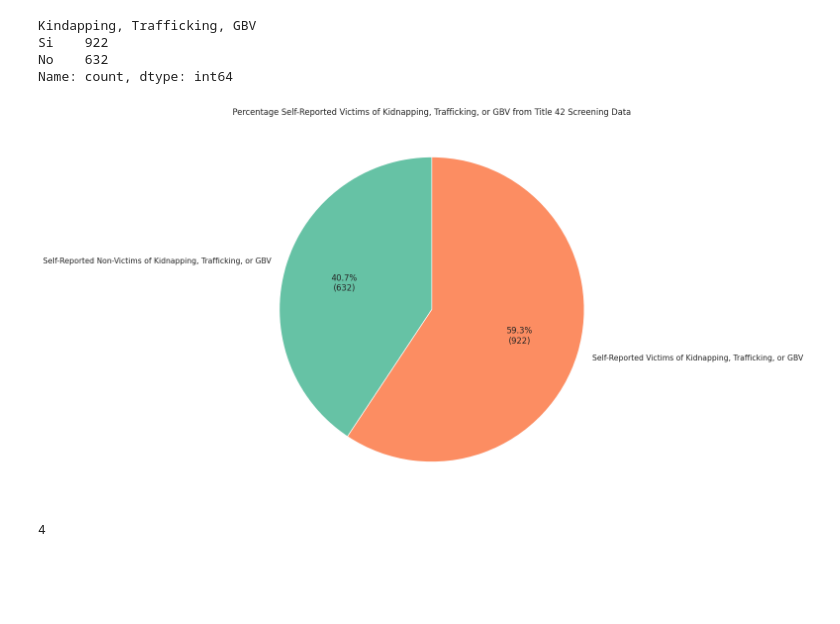
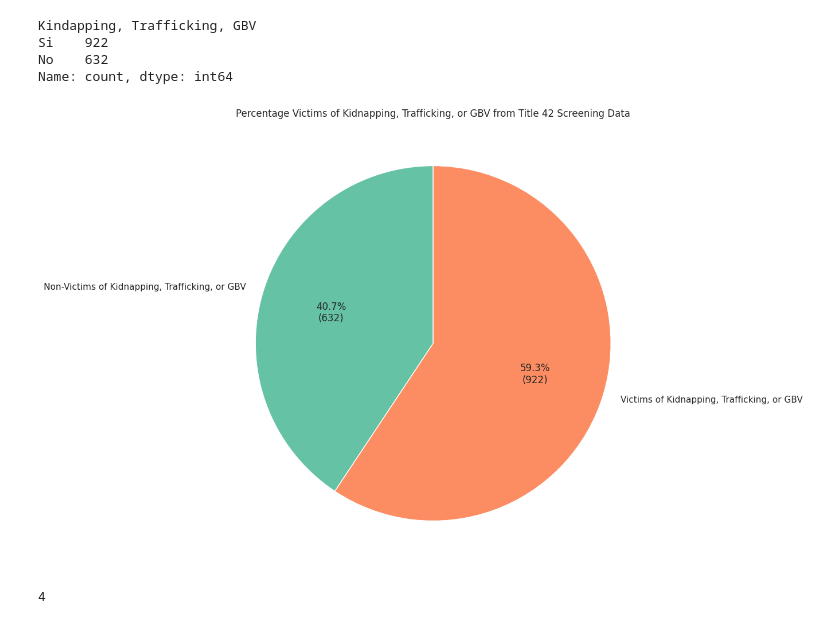
Before and after one commit to jacobgrimm/LA-Complete-Covid-Datat, a Jupyter notebook: Airtables/T42_Screenings/examine_T42_screenings.ipynb, the cells around one changed output. Cells and saved outputs as stored; diff of their text form; code cells hidden in the pictures; blank space fills up the shorter version.

```diff
--- a/Airtables/T42_Screenings/examine_T42_screenings.ipynb
+++ b/Airtables/T42_Screenings/examine_T42_screenings.ipynb
@@ -223,33 +223,33 @@ Name: count, dtype: int64
 # %%
 #counts = df['Kindapping, Trafficking, GBV'].value_counts()
 #df['Kindapping, Trafficking, GBV'] = df['Kindapping, Trafficking, GBV'].replace("Si", "Yes")
 
 counts = df['Kindapping, Trafficking, GBV'].value_counts()
 # Create a pie chart using matplotlib.pyplot
 plt.figure(figsize=(10, 12))
 
 
 def autopct_format(values):
         def my_format(pct):
             total = sum(values)
             val = int(round(pct*total/100.0))
             return '{:.1f}%\n({v:d})'.format(pct, v=val)
         return my_format
 values = (counts.values.tolist())
 values.reverse()
-plt.pie(values, labels=["Self-Reported Non-Victims of Kidnapping, Trafficking, or GBV", "Self-Reported Victims of Kidnapping, Trafficking, or GBV"], autopct=autopct_format(counts), startangle=90, colors=plt.cm.Set2.colors)
+plt.pie(values, labels=["Non-Victims of Kidnapping, Trafficking, or GBV", "Victims of Kidnapping, Trafficking, or GBV"], autopct=autopct_format(counts), startangle=90, colors=plt.cm.Set2.colors)
 
 # Customize the plot using Seaborn style
 sns.set(style="whitegrid")
-plt.title('Percentage Self-Reported Victims of Kidnapping, Trafficking, or GBV from Title 42 Screening Data')
+plt.title('Percentage Victims of Kidnapping, Trafficking, or GBV from Title 42 Screening Data')
 
 plt.savefig("Victims of Kidnapping, Trafficking, GBV (from Title 42 Screening Data).png", bbox_inches='tight')
 
 
 # Show the plot
 plt.show()
 # %% [output]
-[figure, old version]
+[figure, new version]
 # %%
 df['US Contact Relationship'].isna().sum()
 # %% [output]
```
Also changed, not shown: parts of 2 cells of this notebook, 11 other files.
